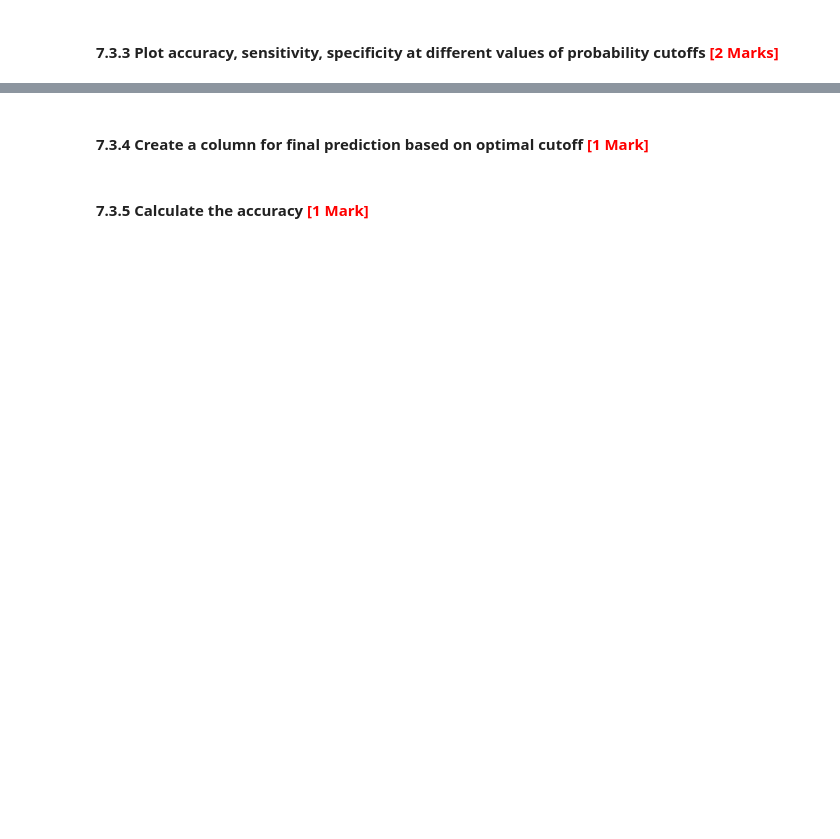
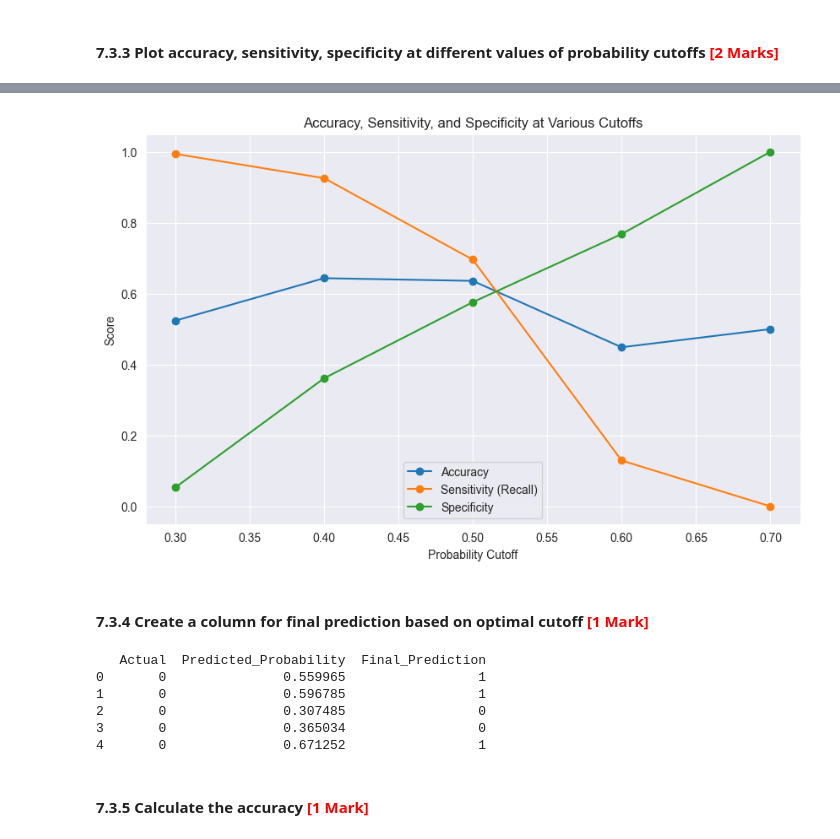
Before and after one commit to vijaykumar-qait/Fraudulent-Claim-Detection-Assignment, a Jupyter notebook: Fraudulent_Claim_Detection_Starter.ipynb, the cells around one changed output, grey strips where cells are left out. Drawn from its saved outputs; the diff is of its cells as text; code cells hidden in the pictures; blank space fills up the shorter version.

```diff
--- a/Fraudulent_Claim_Detection_Starter.ipynb
+++ b/Fraudulent_Claim_Detection_Starter.ipynb
@@ -1235,0 +1368,11 @@ y_train_pred = (y_train_pred_proba > 0.5).astype(int)
+# %%
+# Predict the probabilities on the training data
+y_train_pred_proba = result.predict(X_train_numeric)  # Probabilities
+y_train_pred = (y_train_pred_proba > 0.5).astype(int)  # Class labels
+
+# Ensure it's a 1D NumPy array (for metrics)
+y_train_pred = y_train_pred.values.reshape(-1) if hasattr(y_train_pred, 'values') else y_train_pred.reshape(-1)
+
+# Confirm shape
+print("Predicted probabilities shape:", y_train_pred_proba.shape)
+print("Predicted classes shape:", y_train_pred.shape)
@@ -1238,9 +1384,14 @@ y_train_pred = (y_train_pred_proba > 0.5).astype(int)
 # %%
 # Create a new DataFrame containing the actual fraud reported flag and the probabilities predicted by the model
 train_results = pd.DataFrame({
-    'Actual': y_train_resampled,
+    'Actual': y_train_resampled.astype(int),  # ensure numeric
     'Predicted_Probability': y_train_pred_proba,
     'Predicted_Class': y_train_pred
 })
+
 # Create new column indicating predicted classifications based on a cutoff value of 0.5
-# not required as already created Predicted_Class using (y_train_pred_proba > 0.5).astype(int)
+train_results['Classification_0.5'] = (train_results['Predicted_Probability'] > 0.5).astype(int)
+
+# Preview
+print("\nSample of Training Prediction Results:")
+print(train_results.head())
@@ -1352,0 +1528,12 @@ After analysing the area under the curve of the ROC, check the sensitivity and s
+# %%
+# Create columns with different probability cutoffs to explore the impact of cutoff on model performance
+# Define cutoff values to explore
+cutoffs = [0.3, 0.4, 0.5, 0.6, 0.7]
+
+# Add new columns to the DataFrame for each cutoff
+for cutoff in cutoffs:
+    col_name = f'Class_at_{cutoff}'
+    train_results[col_name] = (train_results['Predicted_Probability'] > cutoff).astype(int)
+
+# Display sample rows
+print(train_results.head())
@@ -1359,2 +1600,17 @@ After analysing the area under the curve of the ROC, check the sensitivity and s
+# %%
+# Plot accuracy, sensitivity, and specificity at different values of probability cutoffs
+
+plt.figure(figsize=(10, 6))
+plt.plot(cutoff_metrics_df['Cutoff'], cutoff_metrics_df['Accuracy'], label='Accuracy', marker='o')
+plt.plot(cutoff_metrics_df['Cutoff'], cutoff_metrics_df['Sensitivity (Recall)'], label='Sensitivity (Recall)', marker='o')
+plt.plot(cutoff_metrics_df['Cutoff'], cutoff_metrics_df['Specificity'], label='Specificity', marker='o')
+plt.xlabel('Probability Cutoff')
+plt.ylabel('Score')
+plt.title('Accuracy, Sensitivity, and Specificity at Various Cutoffs')
+plt.legend()
+plt.grid(True)
+plt.show()
+# %% [output]
+[figure, added]
 # %% [markdown]
 #### **7.3.4** Create a column for final prediction based on optimal cutoff <font color="red">[1 Mark]</font>
@@ -1363,2 +1617,19 @@ After analysing the area under the curve of the ROC, check the sensitivity and s
+# %%
+# Create a column for final prediction based on the optimal cutoff
+# Choose your optimal cutoff (based on analysis/plot)
+optimal_cutoff = 0.45  # You can change this to 0.5, 0.45, etc.
+
+# Create final prediction column using the selected cutoff
+train_results['Final_Prediction'] = (train_results['Predicted_Probability'] > optimal_cutoff).astype(int)
+
+# Preview the result
+print(train_results[['Actual', 'Predicted_Probability', 'Final_Prediction']].head())
+# %% [output]
+   Actual  Predicted_Probability  Final_Prediction
+0       0               0.559965                 1
+1       0               0.596785                 1
+2       0               0.307485                 0
+3       0               0.365034                 0
+4       0               0.671252                 1
 # %% [markdown]
 #### **7.3.5** Calculate the accuracy <font color="red">[1 Mark]</font>
```
Also changed, not shown: parts of 107 cells of this notebook.
